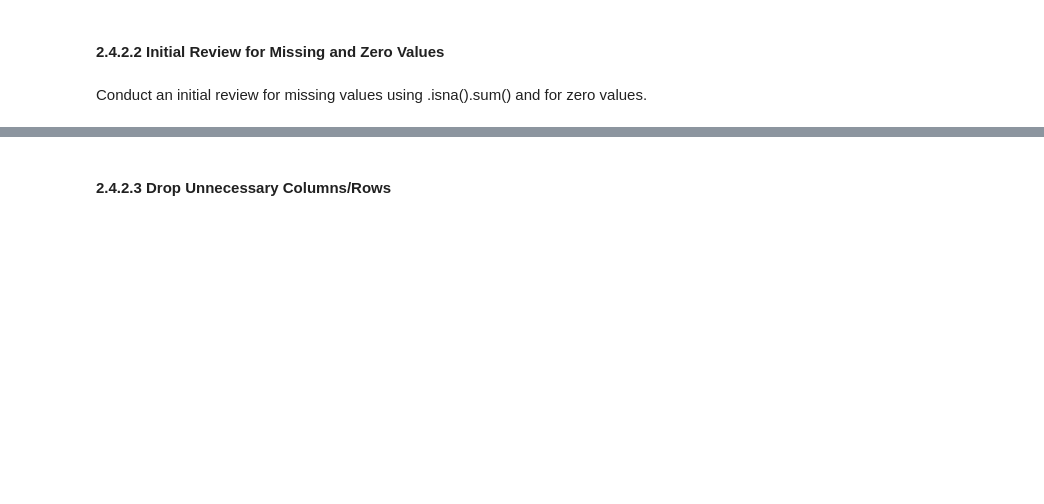
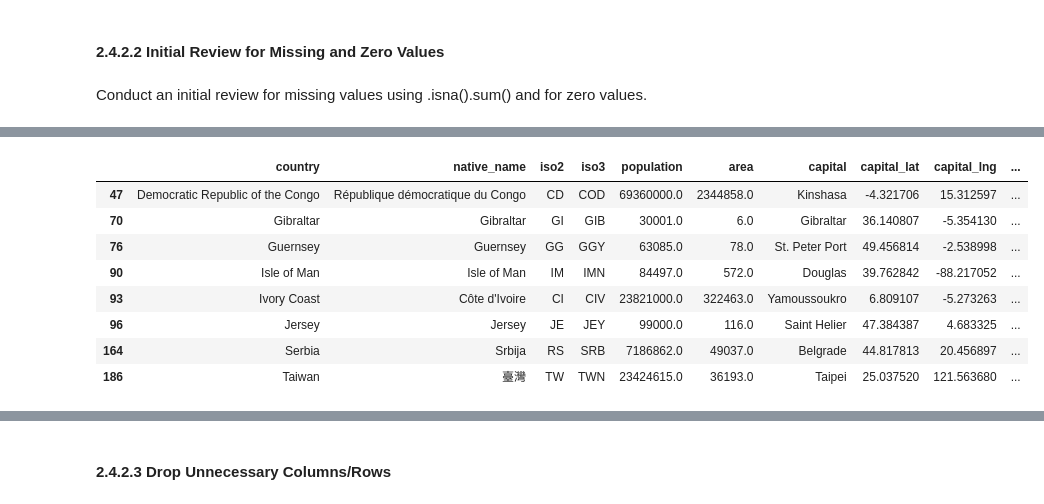
Before and after one commit to christinedbaxter/analyticsCapstone, a Jupyter notebook: notebooks/02_data_preprocessing.ipynb, the cells around one changed output, grey strips where cells are left out. Saved outputs shown, nothing was run; the diff lists cells and outputs as text; code cells hidden in the pictures; blank space fills up the shorter version.

```diff
--- a/notebooks/02_data_preprocessing.ipynb
+++ b/notebooks/02_data_preprocessing.ipynb
@@ -501,0 +751,17 @@ Conduct an initial review for missing values using .isna().sum() and for zero va
+# %%
+# Add the missing population value for index 10, 66, 71, and 208
+country_data.loc[10, 'population'] = 26439111
+country_data.loc[66, 'population'] = 2436566
+country_data.loc[71, 'population'] = 10341277
+country_data.loc[208, 'population'] = 3135000
+
+# Add the missing area, capital, capital_lat, capital_lng, and region values for index 208
+country_data.loc[208, 'area'] = 20779
+country_data.loc[208, 'capital'] = 'Cardiff'
+country_data.loc[208, 'capital_lat'] = 51.481583
+country_data.loc[208, 'capital_lng'] = -3.179090
+country_data.loc[208, 'region'] = 'Northern Europe'
+
+# Review data just added
+print("\nCountry Data for index 10, 66, 71, and 208:")
+country_data.loc[[10, 66, 71, 208], :]
@@ -501,0 +803,12 @@ Conduct an initial review for missing values using .isna().sum() and for zero va
+# %%
+# Add the missing area values for index 63, 123, 156, 157, 173, and 180
+country_data.loc[63, 'area'] = 82200
+country_data.loc[123, 'area'] = 375
+country_data.loc[156, 'area'] = 2500
+country_data.loc[157, 'area'] = 390
+country_data.loc[173, 'area'] = 3756
+country_data.loc[180, 'area'] = 62049
+
+# Review data just added
+print("\nCountry Data for index 63, 123, 156, 157, 173, and 180:")
+country_data.loc[[63, 123, 156, 157, 173, 180], :]
@@ -501,0 +883,13 @@ Conduct an initial review for missing values using .isna().sum() and for zero va
+# %%
+# Review data where the `region` is missing
+country_data[country_data['region'].isnull()]
+# %% [output]
+|  | country | native_name | iso2 | iso3 | population | area | capital | capital_lat | capital_lng | ... |
+| 47 | Democratic Republic of the Congo | République démocratique du Congo | CD | COD | 69360000.0 | 2344858.0 | Kinshasa | -4.321706 | 15.312597 | ... |
+| 70 | Gibraltar | Gibraltar | GI | GIB | 30001.0 | 6.0 | Gibraltar | 36.140807 | -5.354130 | ... |
+| 76 | Guernsey | Guernsey | GG | GGY | 63085.0 | 78.0 | St. Peter Port | 49.456814 | -2.538998 | ... |
+| 90 | Isle of Man | Isle of Man | IM | IMN | 84497.0 | 572.0 | Douglas | 39.762842 | -88.217052 | ... |
+| 93 | Ivory Coast | Côte d'Ivoire | CI | CIV | 23821000.0 | 322463.0 | Yamoussoukro | 6.809107 | -5.273263 | ... |
+| 96 | Jersey | Jersey | JE | JEY | 99000.0 | 116.0 | Saint Helier | 47.384387 | 4.683325 | ... |
+| 164 | Serbia | Srbija | RS | SRB | 7186862.0 | 49037.0 | Belgrade | 44.817813 | 20.456897 | ... |
+| 186 | Taiwan | 臺灣 | TW | TWN | 23424615.0 | 36193.0 | Taipei | 25.037520 | 121.563680 | ... |
```
Also changed, not shown: parts of 160 cells of this notebook, 1 other file.
